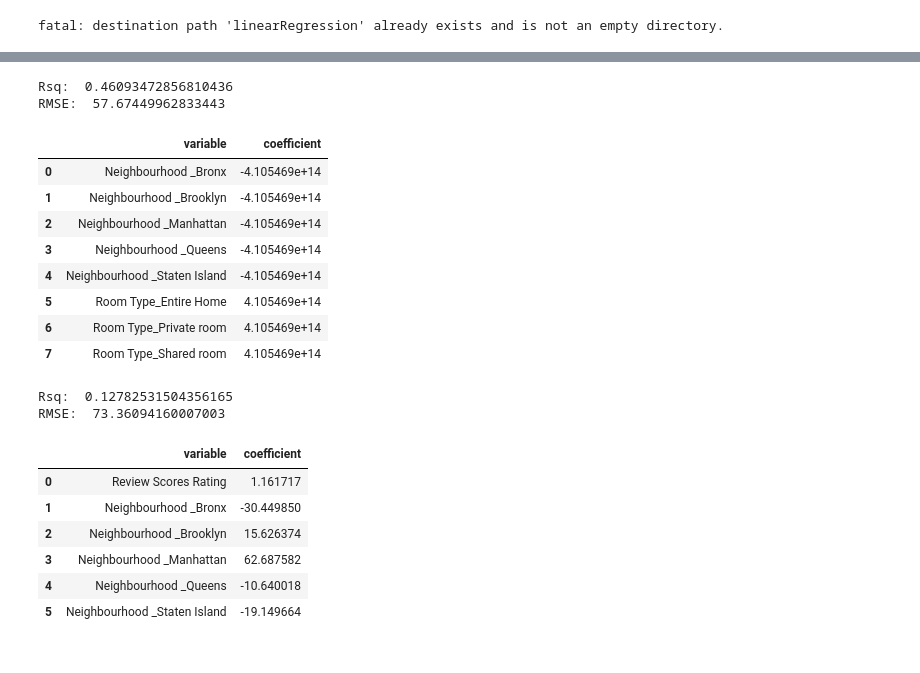
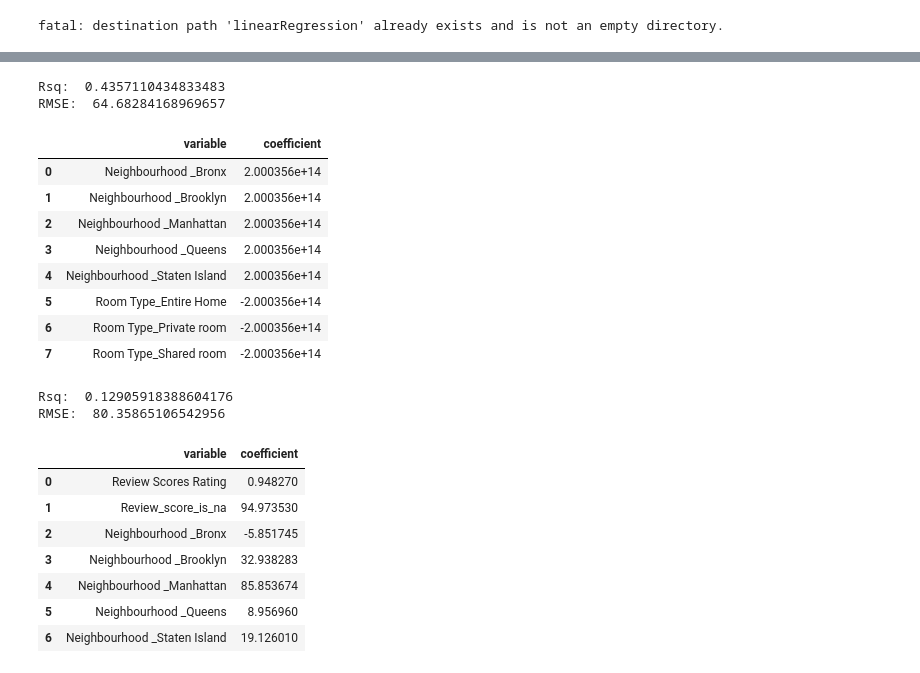
Before and after one commit to ZzzzzzT233/linearRegression, a Jupyter notebook: 04_hedonic_pricing/04_hedonic_pricing.ipynb, the cells around one changed output, grey strips where cells are left out. Cells and saved outputs as stored; diff of their text form; code cells hidden in the pictures.

```diff
--- a/04_hedonic_pricing/04_hedonic_pricing.ipynb
+++ b/04_hedonic_pricing/04_hedonic_pricing.ipynb
@@ -55,9 +53,12 @@ Price                          object
 df["Price"] = df["Price"].str.replace(",", "")
 df["Price"] = pd.to_numeric(df["Price"], errors="coerce")
 print("Total Missings:", sum(df["Price"].isnull()),"\n")
+df["Review_score_is_na"] = df["Review Scores Rating"].isnull().astype(int)
+df["Review Scores Rating"] = df["Review Scores Rating"].fillna(0)
 
-df = df.dropna()
+
 print(df.describe(), '\n')
+df.head()
 # %% [output]
 Total Missings: 0
 
@@ -102,8 +109,6 @@ df.loc[:,['Review Scores Rating']].plot.box()
 # %%
 df.loc[:,['Price']] = df.loc[:,['Price']].apply(winsorize)
-df.loc[:,['Review Scores Rating']] = df.loc[:,['Review Scores Rating']].apply(winsorize)
 
 df.loc[:,['Price']].plot.box()
-df.loc[:,['Review Scores Rating']].plot.box()
 # %% [output]
 <Axes: >
@@ -174,41 +179,42 @@ print('Rsq: ', rsq)
 rmse = np.sqrt(np.mean((y_test - y_hat)**2))
 print('RMSE: ', rmse)
 
-results = pd.DataFrame({'variable':reg.feature_names_in_, 'coefficient': reg.coef_}) # Regression coefficients
+results = pd.DataFrame({'variable':reg.feature_names_in_, 'coefficient': reg.coef_})
 results
 # %% [output]
-Rsq:  0.46093472856810436
-RMSE:  57.67449962833443
+Rsq:  0.4357110434833483
+RMSE:  64.68284168969657
 |  | variable | coefficient |
-| 0 | Neighbourhood _Bronx | -4.105469e+14 |
-| 1 | Neighbourhood _Brooklyn | -4.105469e+14 |
-| 2 | Neighbourhood _Manhattan | -4.105469e+14 |
-| 3 | Neighbourhood _Queens | -4.105469e+14 |
-| 4 | Neighbourhood _Staten Island | -4.105469e+14 |
-| 5 | Room Type_Entire Home | 4.105469e+14 |
-| 6 | Room Type_Private room | 4.105469e+14 |
-| 7 | Room Type_Shared room | 4.105469e+14 |
+| 0 | Neighbourhood _Bronx | 2.000356e+14 |
+| 1 | Neighbourhood _Brooklyn | 2.000356e+14 |
+| 2 | Neighbourhood _Manhattan | 2.000356e+14 |
+| 3 | Neighbourhood _Queens | 2.000356e+14 |
+| 4 | Neighbourhood _Staten Island | 2.000356e+14 |
+| 5 | Room Type_Entire Home | -2.000356e+14 |
+| 6 | Room Type_Private room | -2.000356e+14 |
+| 7 | Room Type_Shared room | -2.000356e+14 |
 # %%
-Z_train = X_train.loc[:,['Review Scores Rating','Neighbourhood _Bronx','Neighbourhood _Brooklyn','Neighbourhood _Manhattan','Neighbourhood _Queens','Neighbourhood _Staten Island']]
-Z_test = X_test.loc[:,['Review Scores Rating','Neighbourhood _Bronx','Neighbourhood _Brooklyn','Neighbourhood _Manhattan','Neighbourhood _Queens','Neighbourhood _Staten Island']]
+Z_train = X_train.loc[:,['Review Scores Rating','Review_score_is_na','Neighbourhood _Bronx','Neighbourhood _Brooklyn','Neighbourhood _Manhattan','Neighbourhood _Queens','Neighbourhood _Staten Island']]
+Z_test = X_test.loc[:,['Review Scores Rating','Review_score_is_na','Neighbourhood _Bronx','Neighbourhood _Brooklyn','Neighbourhood _Manhattan','Neighbourhood _Queens','Neighbourhood _Staten Island']]
 
 reg = LinearRegression(fit_intercept=False).fit(Z_train, y_train)
 y_hat = reg.predict(Z_test)
 rsq = reg.score(Z_test,y_test)
 print('Rsq: ', rsq)
 
 rmse = np.sqrt(np.mean((y_test - y_hat)**2))
 print('RMSE: ', rmse)
 
-results = pd.DataFrame({'variable':reg.feature_names_in_, 'coefficient': reg.coef_}) # Regression coefficients
+results = pd.DataFrame({'variable':reg.feature_names_in_, 'coefficient': reg.coef_})
 results
 # %% [output]
-Rsq:  0.12782531504356165
-RMSE:  73.36094160007003
+Rsq:  0.12905918388604176
+RMSE:  80.35865106542956
 |  | variable | coefficient |
-| 0 | Review Scores Rating | 1.161717 |
-| 1 | Neighbourhood _Bronx | -30.449850 |
-| 2 | Neighbourhood _Brooklyn | 15.626374 |
-| 3 | Neighbourhood _Manhattan | 62.687582 |
-| 4 | Neighbourhood _Queens | -10.640018 |
-| 5 | Neighbourhood _Staten Island | -19.149664 |
+| 0 | Review Scores Rating | 0.948270 |
+| 1 | Review_score_is_na | 94.973530 |
+| 2 | Neighbourhood _Bronx | -5.851745 |
+| 3 | Neighbourhood _Brooklyn | 32.938283 |
+| 4 | Neighbourhood _Manhattan | 85.853674 |
+| 5 | Neighbourhood _Queens | 8.956960 |
+| 6 | Neighbourhood _Staten Island | 19.126010 |
```
Also changed, not shown: parts of 13 cells of this notebook.
